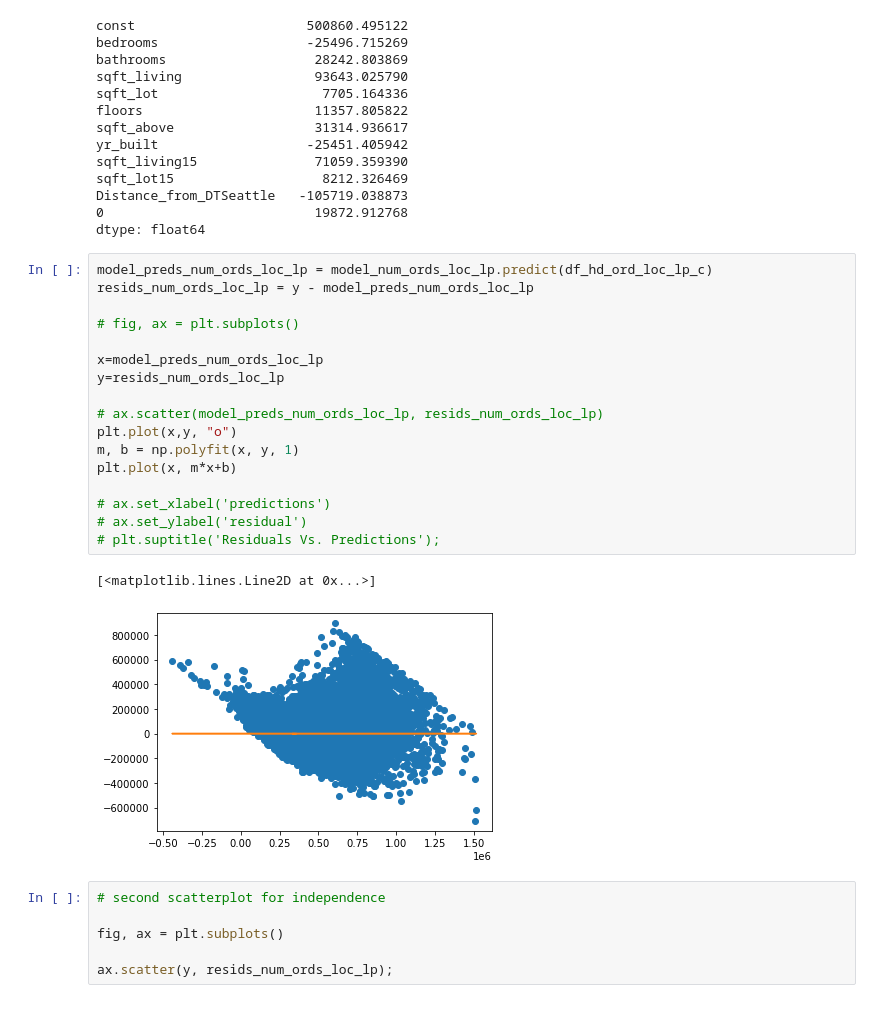
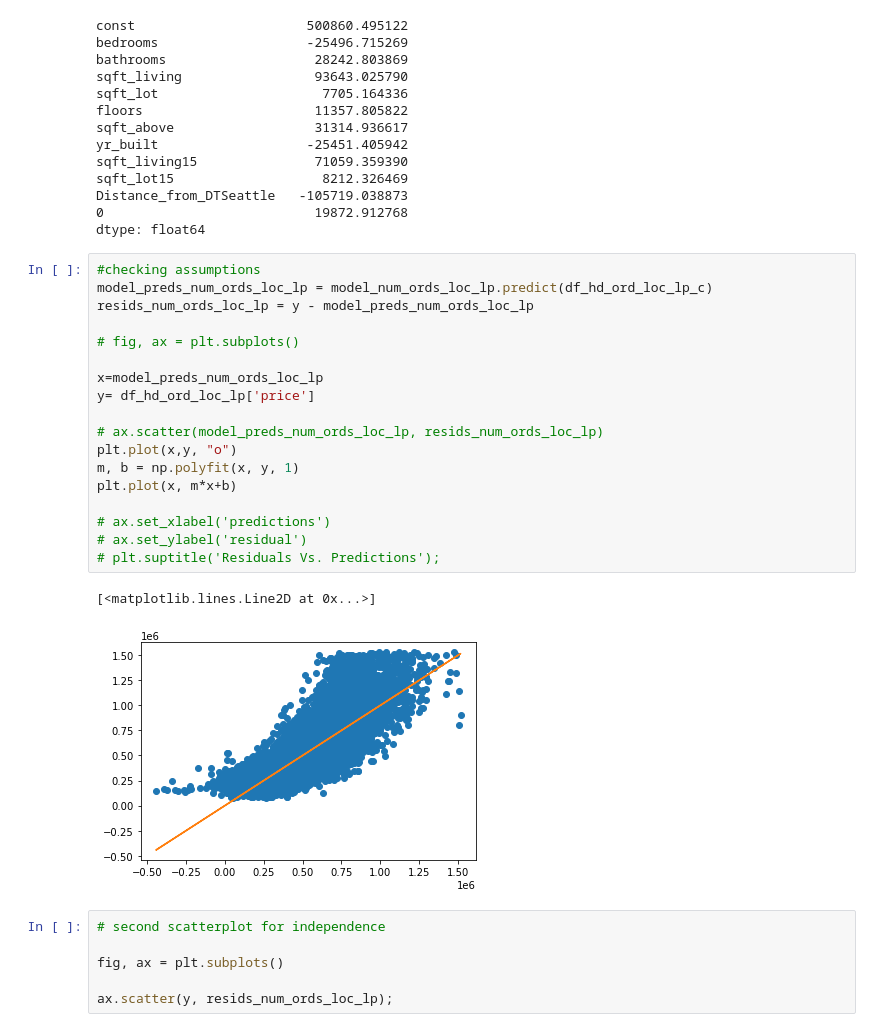
Before and after one commit to mccafj/King-County-House-Sales-Project, a Jupyter notebook: jons_notebook.ipynb, the cells around one changed output. Cells and saved outputs as stored; diff of their text form.

Commit message:
updated model visual

```diff
--- a/jons_notebook.ipynb
+++ b/jons_notebook.ipynb
@@ -1632,25 +1632,26 @@ Distance_from_DTSeattle   -105719.038873
 0                           19872.912768
 dtype: float64
 # %%
+#checking assumptions
 model_preds_num_ords_loc_lp = model_num_ords_loc_lp.predict(df_hd_ord_loc_lp_c)
 resids_num_ords_loc_lp = y - model_preds_num_ords_loc_lp
 
 # fig, ax = plt.subplots()
 
 x=model_preds_num_ords_loc_lp
-y=resids_num_ords_loc_lp
+y= df_hd_ord_loc_lp['price']
 
 # ax.scatter(model_preds_num_ords_loc_lp, resids_num_ords_loc_lp)
 plt.plot(x,y, "o")
 m, b = np.polyfit(x, y, 1)
 plt.plot(x, m*x+b)
 
 # ax.set_xlabel('predictions')
 # ax.set_ylabel('residual')
 # plt.suptitle('Residuals Vs. Predictions');
 # %% [output]
 [<matplotlib.lines.Line2D at 0x...>]
-[figure, old version]
+[figure, new version]
 # %%
 # second scatterplot for independence
 
```
Also changed, not shown: parts of 21 cells of this notebook.
